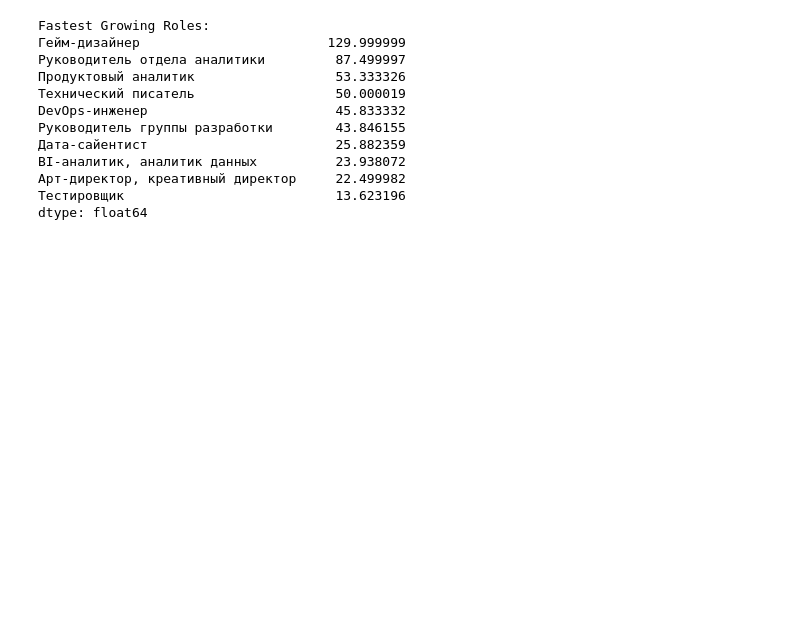
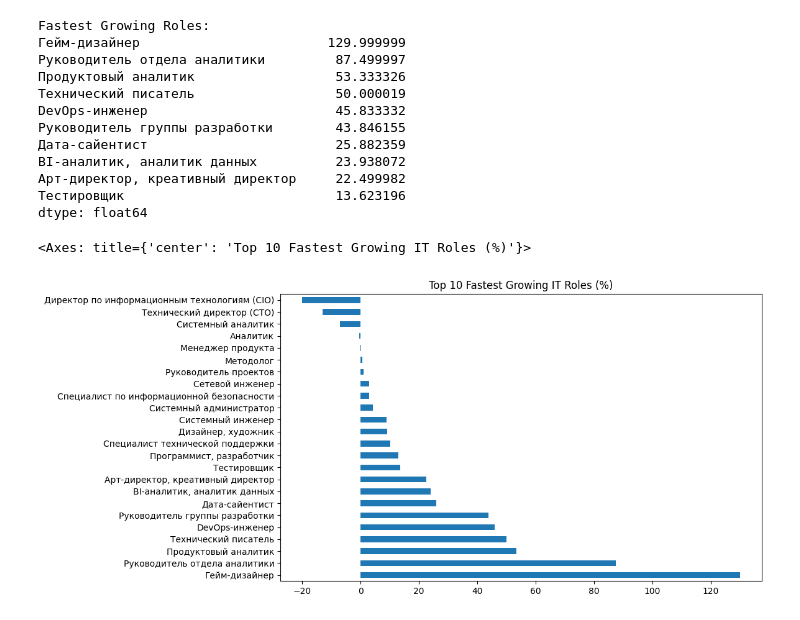
Before and after one commit to AdeleKunuspekova/Job_demand_prediction, a Jupyter notebook: job_prediction.ipynb, the cells around one changed output. Cells and saved outputs as stored; diff of their text form; code cells hidden in the pictures; blank space fills up the shorter version.

```diff
--- a/job_prediction.ipynb
+++ b/job_prediction.ipynb
@@ -560,3 +559,8 @@ BI-аналитик, аналитик данных          23.938072
 Арт-директор, креативный директор     22.499982
 Тестировщик                           13.623196
 dtype: float64
+# %%
+growth_df.plot(kind="barh", figsize=(10,6), title="Top 10 Fastest Growing IT Roles (%)")
+# %% [output]
+<Axes: title={'center': 'Top 10 Fastest Growing IT Roles (%)'}>
+[figure, added]
```
Also changed, not shown: parts of 3 cells of this notebook.
